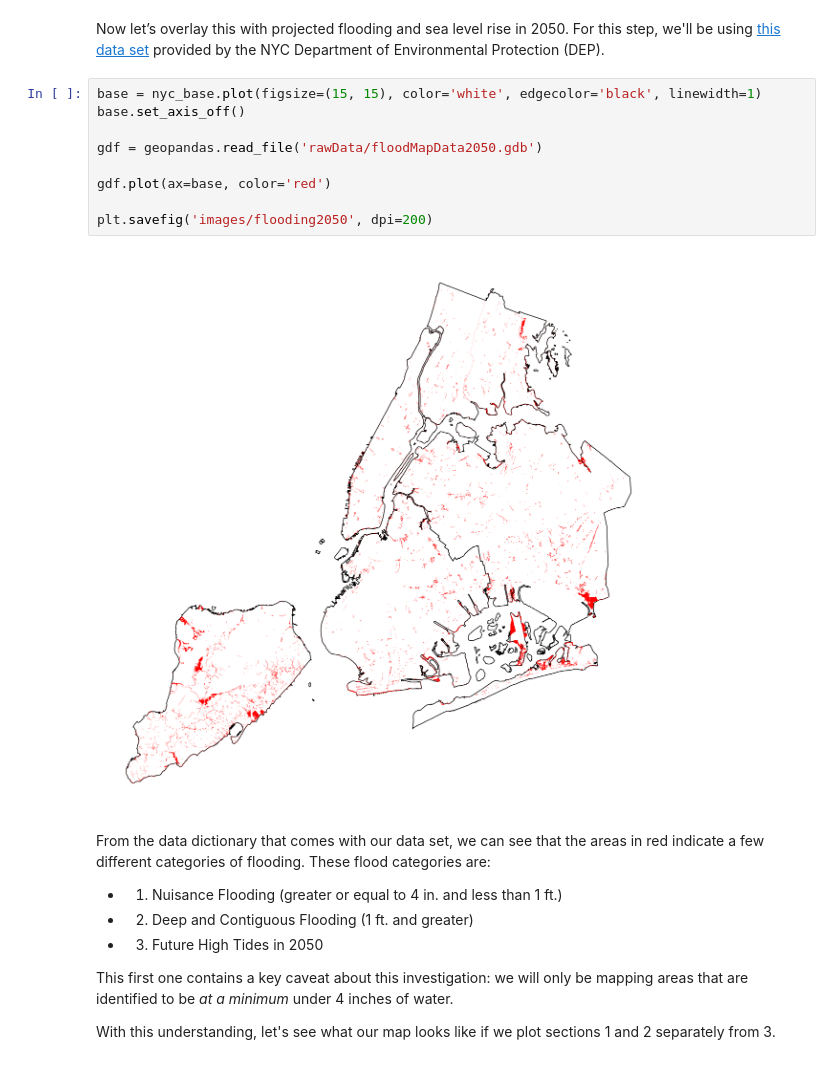
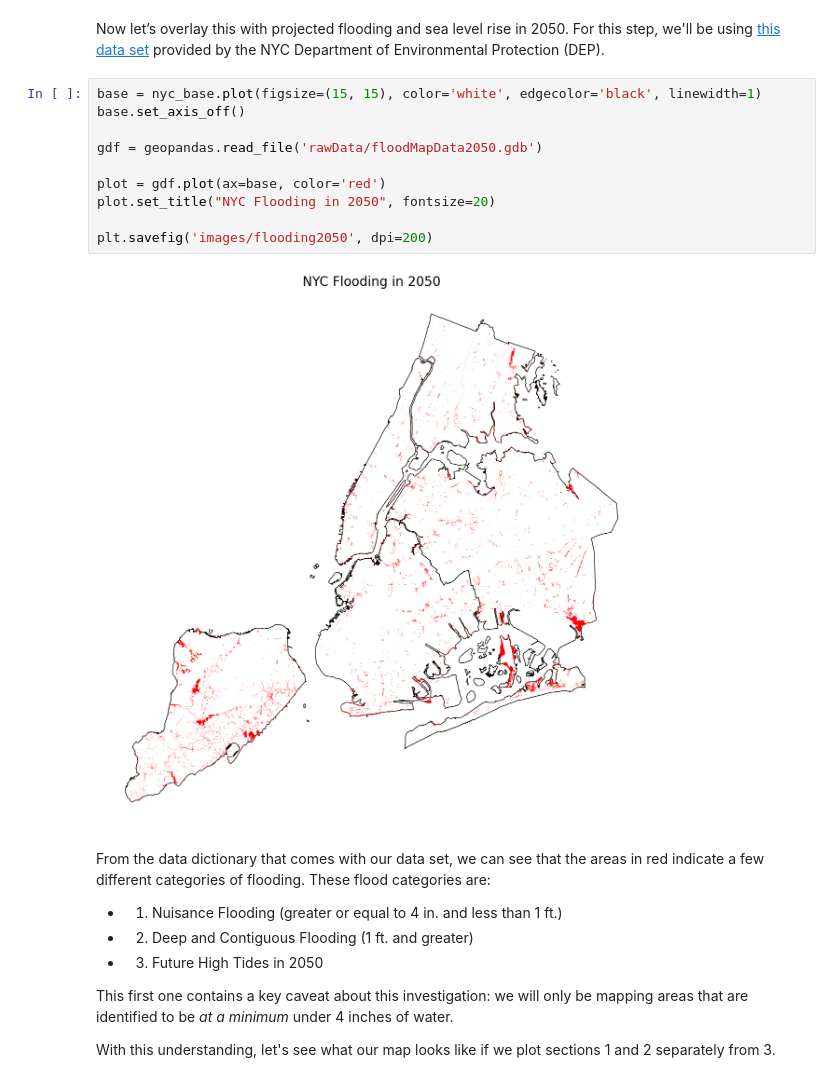
Before and after one commit to lnagle/nyc-at-risk-housing, a Jupyter notebook: index.ipynb, the cells around one changed output. Cells and saved outputs as stored; diff of their text form.

```diff
--- a/index.ipynb
+++ b/index.ipynb
@@ -31,14 +32,15 @@ Now let’s overlay this with projected flooding and sea level rise in 2050. For
 # %%
 base = nyc_base.plot(figsize=(15, 15), color='white', edgecolor='black', linewidth=1)
 base.set_axis_off()
 
 gdf = geopandas.read_file('rawData/floodMapData2050.gdb')
 
-gdf.plot(ax=base, color='red')
+plot = gdf.plot(ax=base, color='red')
+plot.set_title("NYC Flooding in 2050", fontsize=20)
 
 plt.savefig('images/flooding2050', dpi=200)
 # %% [output]
-[figure, old version]
+[figure, new version]
 # %% [markdown]
 From the data dictionary that comes with our data set, we can see that the areas in red indicate a few different categories of flooding. These flood categories are:
 
```
Also changed, not shown: parts of 2 cells of this notebook, 3 other files.
